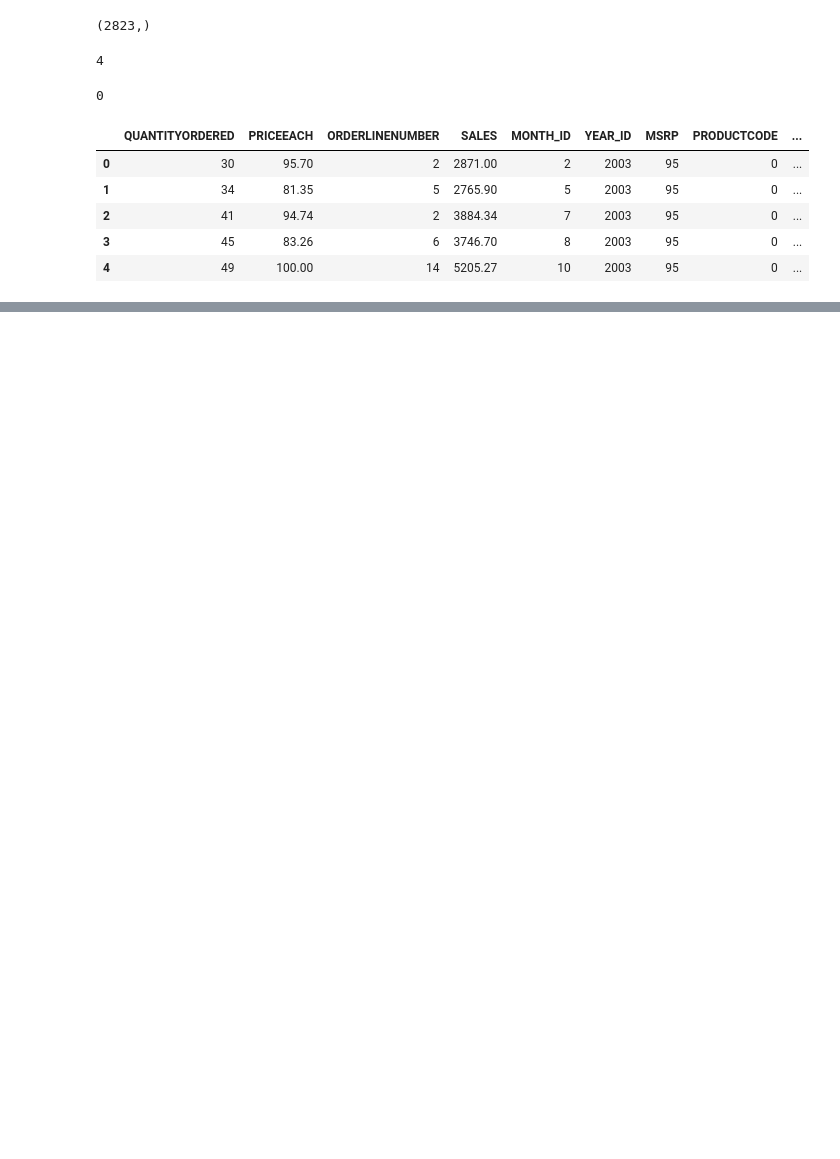
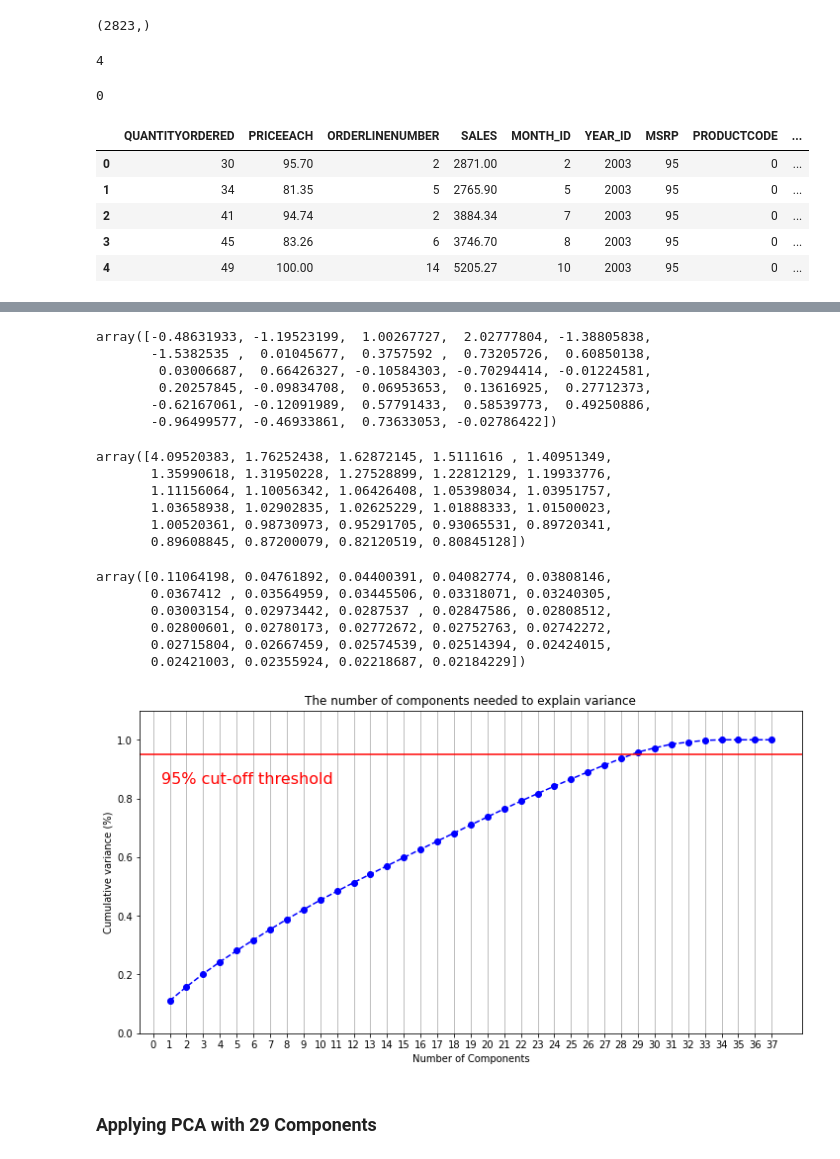
Before and after one commit to Satwikram/Customer-Segmentation, a Jupyter notebook: Customer Segmentation.ipynb, the cells around one changed output, grey strips where cells are left out. Drawn from its saved outputs; the diff is of its cells as text; code cells hidden in the pictures; blank space fills up the shorter version.

```diff
--- a/Customer Segmentation.ipynb
+++ b/Customer Segmentation.ipynb
@@ -601,0 +633,3 @@ dataset_cluster.head()
+# %%
+pca = PCA(n_components=0.95)
+pca.fit(dataset_scaled)
@@ -601,0 +656,55 @@ dataset_cluster.head()
+# %%
+reduced[0]
+# %% [output]
+array([-0.48631933, -1.19523199,  1.00267727,  2.02777804, -1.38805838,
+       -1.5382535 ,  0.01045677,  0.3757592 ,  0.73205726,  0.60850138,
+        0.03006687,  0.66426327, -0.10584303, -0.70294414, -0.01224581,
+        0.20257845, -0.09834708,  0.06953653,  0.13616925,  0.27712373,
+       -0.62167061, -0.12091989,  0.57791433,  0.58539773,  0.49250886,
+       -0.96499577, -0.46933861,  0.73633053, -0.02786422])
+# %%
+pca.explained_variance_
+# %% [output]
+array([4.09520383, 1.76252438, 1.62872145, 1.5111616 , 1.40951349,
+       1.35990618, 1.31950228, 1.27528899, 1.22812129, 1.19933776,
+       1.11156064, 1.10056342, 1.06426408, 1.05398034, 1.03951757,
+       1.03658938, 1.02902835, 1.02625229, 1.01888333, 1.01500023,
+       1.00520361, 0.98730973, 0.95291705, 0.93065531, 0.89720341,
+       0.89608845, 0.87200079, 0.82120519, 0.80845128])
+# %%
+pca.explained_variance_ratio_
+# %% [output]
+array([0.11064198, 0.04761892, 0.04400391, 0.04082774, 0.03808146,
+       0.0367412 , 0.03564959, 0.03445506, 0.03318071, 0.03240305,
+       0.03003154, 0.02973442, 0.0287537 , 0.02847586, 0.02808512,
+       0.02800601, 0.02780173, 0.02772672, 0.02752763, 0.02742272,
+       0.02715804, 0.02667459, 0.02574539, 0.02514394, 0.02424015,
+       0.02421003, 0.02355924, 0.02218687, 0.02184229])
+# %%
+pca = PCA().fit(dataset_scaled)
+
+% matplotlib inline
+import matplotlib.pyplot as plt
+plt.rcParams["figure.figsize"] = (12,6)
+
+fig, ax = plt.subplots()
+xi = np.arange(1, 38, step=1)
+y = np.cumsum(pca.explained_variance_ratio_)
+
+plt.ylim(0.0,1.1)
+plt.plot(xi, y, marker='o', linestyle='--', color='b')
+
+plt.xlabel('Number of Components')
+plt.xticks(np.arange(0, 38, step=1)) #change from 0-based array index to 1-based human-readable label
+plt.ylabel('Cumulative variance (%)')
+plt.title('The number of components needed to explain variance')
+
+plt.axhline(y=0.95, color='r', linestyle='-')
+plt.text(0.5, 0.85, '95% cut-off threshold', color = 'red', fontsize=16)
+
+ax.grid(axis='x')
+plt.show()
+# %% [output]
+[figure, added]
+# %% [markdown]
+### Applying PCA with 29 Components
```
Also changed, not shown: parts of 24 cells of this notebook.
